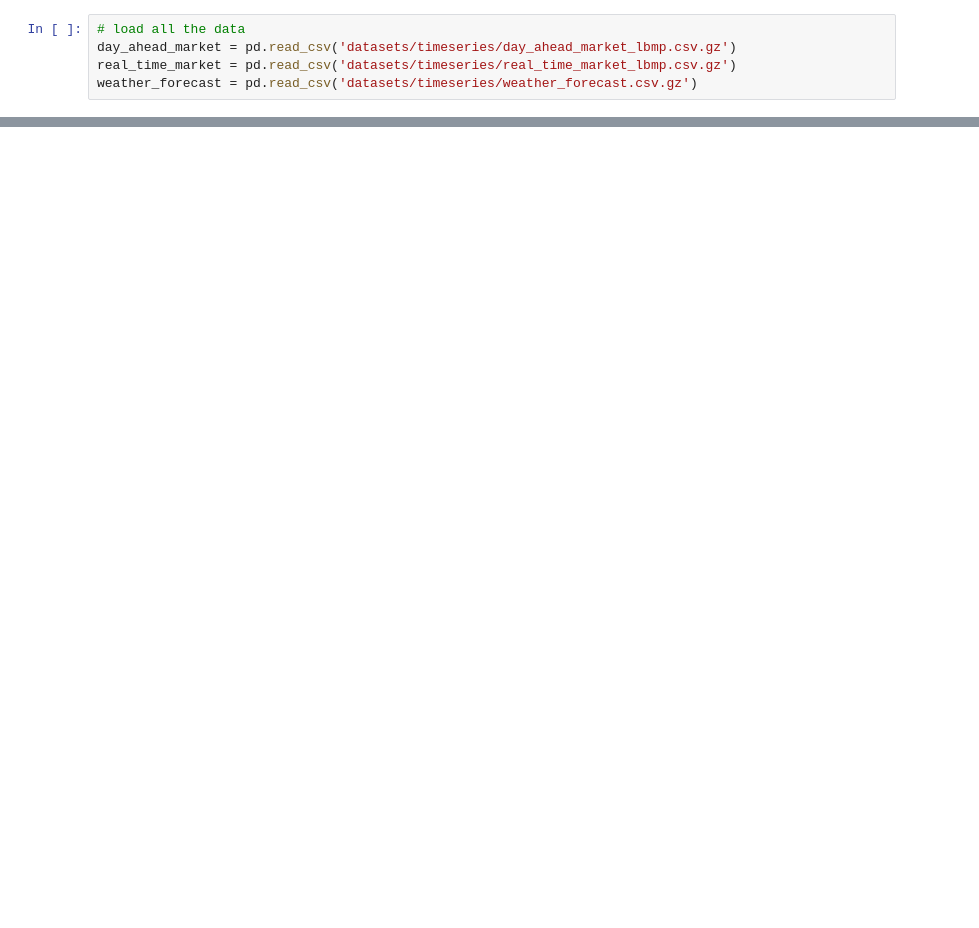
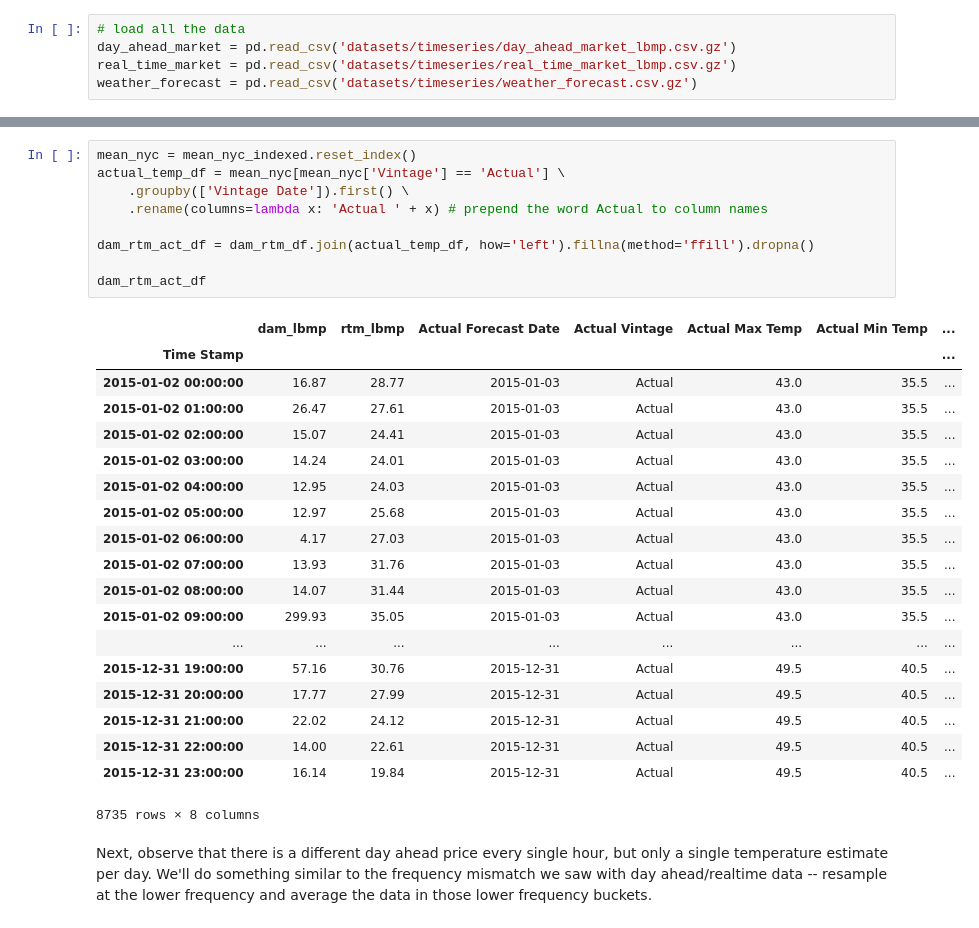
Before and after one commit to adicu/AccessibleML, a Jupyter notebook: 3. Timeseries Regression.ipynb, the cells around one changed output, grey strips where cells are left out. Drawn from its saved outputs; the diff is of its cells as text; blank space fills up the shorter version.

```diff
--- a/3. Timeseries Regression.ipynb
+++ b/3. Timeseries Regression.ipynb
@@ -70,0 +272,31 @@ daily_df = dam_rtm_act_df.resample('D', how='mean')
+# %%
+mean_nyc = mean_nyc_indexed.reset_index()
+actual_temp_df = mean_nyc[mean_nyc['Vintage'] == 'Actual'] \
+    .groupby(['Vintage Date']).first() \
+    .rename(columns=lambda x: 'Actual ' + x) # prepend the word Actual to column names
+
+dam_rtm_act_df = dam_rtm_df.join(actual_temp_df, how='left').fillna(method='ffill').dropna()
+
+dam_rtm_act_df
+# %% [output]
+|  | dam_lbmp | rtm_lbmp | Actual Forecast Date | Actual Vintage | Actual Max Temp | Actual Min Temp | ... |
+| Time Stamp |  |  |  |  |  |  | ... |
+| 2015-01-02 00:00:00 | 16.87 | 28.77 | 2015-01-03 | Actual | 43.0 | 35.5 | ... |
+| 2015-01-02 01:00:00 | 26.47 | 27.61 | 2015-01-03 | Actual | 43.0 | 35.5 | ... |
+| 2015-01-02 02:00:00 | 15.07 | 24.41 | 2015-01-03 | Actual | 43.0 | 35.5 | ... |
+| 2015-01-02 03:00:00 | 14.24 | 24.01 | 2015-01-03 | Actual | 43.0 | 35.5 | ... |
+| 2015-01-02 04:00:00 | 12.95 | 24.03 | 2015-01-03 | Actual | 43.0 | 35.5 | ... |
+| 2015-01-02 05:00:00 | 12.97 | 25.68 | 2015-01-03 | Actual | 43.0 | 35.5 | ... |
+| 2015-01-02 06:00:00 | 4.17 | 27.03 | 2015-01-03 | Actual | 43.0 | 35.5 | ... |
+| 2015-01-02 07:00:00 | 13.93 | 31.76 | 2015-01-03 | Actual | 43.0 | 35.5 | ... |
+| 2015-01-02 08:00:00 | 14.07 | 31.44 | 2015-01-03 | Actual | 43.0 | 35.5 | ... |
+| 2015-01-02 09:00:00 | 299.93 | 35.05 | 2015-01-03 | Actual | 43.0 | 35.5 | ... |
+| ... | ... | ... | ... | ... | ... | ... | ... |
+| 2015-12-31 19:00:00 | 57.16 | 30.76 | 2015-12-31 | Actual | 49.5 | 40.5 | ... |
+| 2015-12-31 20:00:00 | 17.77 | 27.99 | 2015-12-31 | Actual | 49.5 | 40.5 | ... |
+| 2015-12-31 21:00:00 | 22.02 | 24.12 | 2015-12-31 | Actual | 49.5 | 40.5 | ... |
+| 2015-12-31 22:00:00 | 14.00 | 22.61 | 2015-12-31 | Actual | 49.5 | 40.5 | ... |
+| 2015-12-31 23:00:00 | 16.14 | 19.84 | 2015-12-31 | Actual | 49.5 | 40.5 | ... |
+8735 rows × 8 columns
+# %% [markdown]
+Next, observe that there is a different day ahead price every single hour, but only a single temperature estimate per day. We'll do something similar to the frequency mismatch we saw with day ahead/realtime data -- resample at the lower frequency and average the data in those lower frequency buckets.
```
Also changed, not shown: parts of 55 cells of this notebook.
